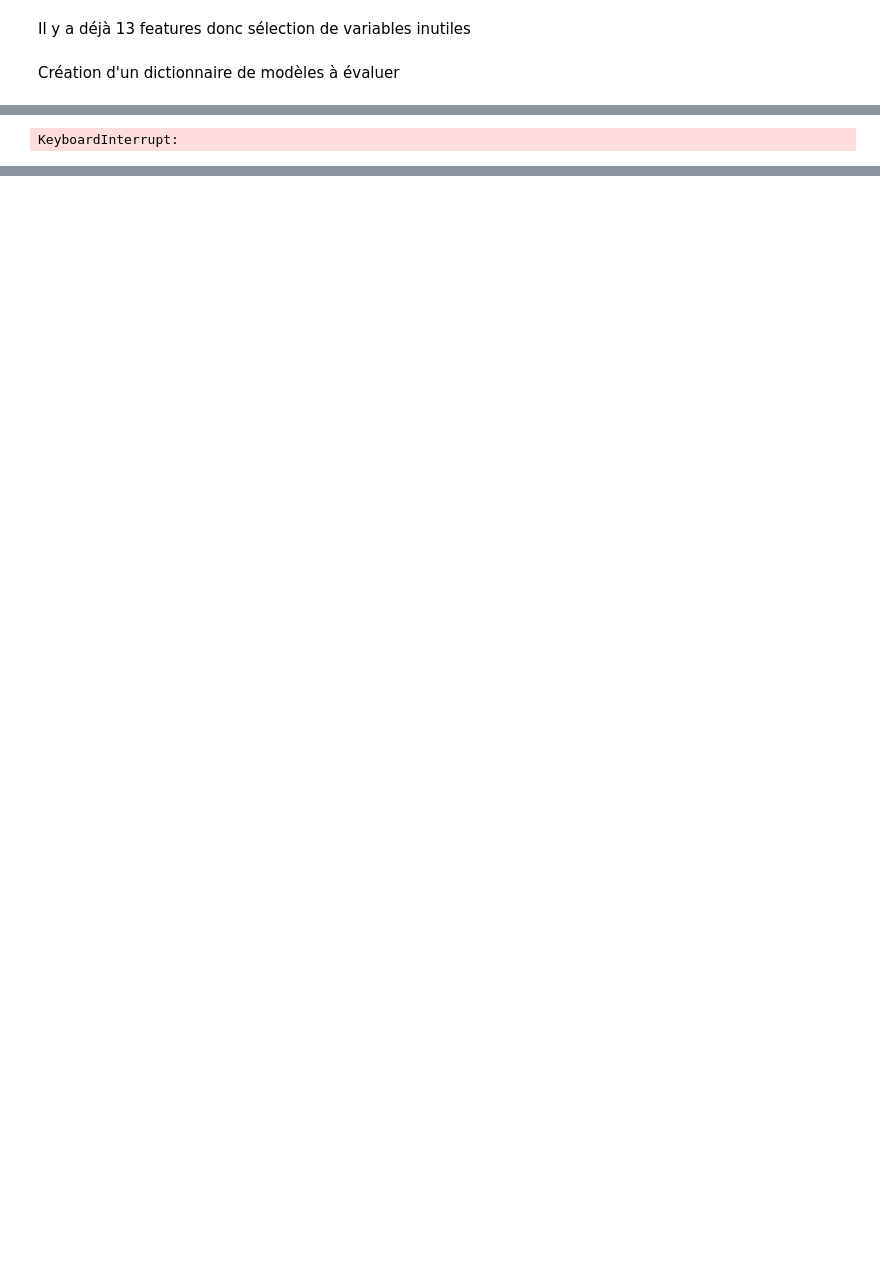
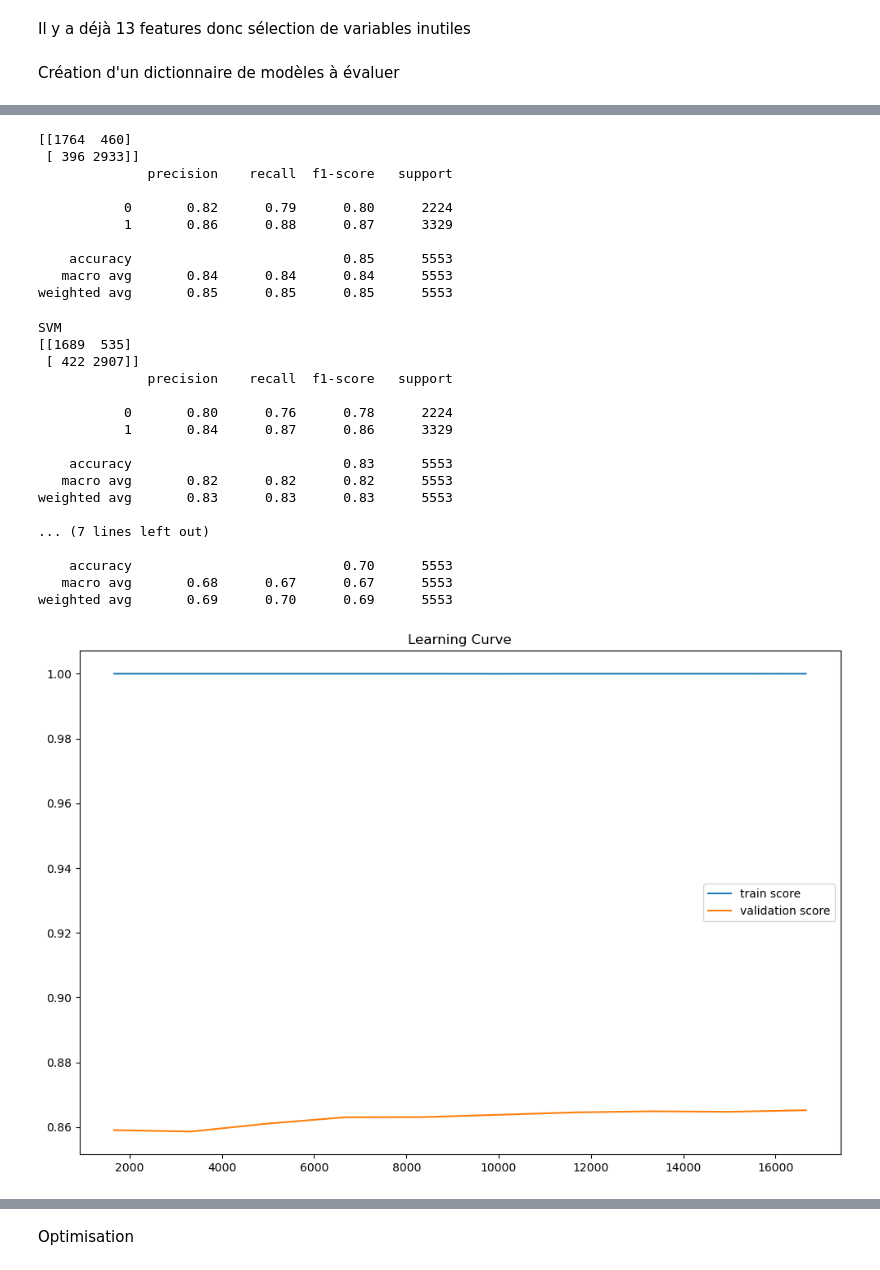
Before and after one commit to Nemios/DataTrek, a Jupyter notebook: DataTrek.ipynb, the cells around one changed output, grey strips where cells are left out. Saved outputs shown, nothing was run; the diff lists cells and outputs as text; code cells hidden in the pictures; blank space fills up the shorter version.

Commit message:
suite model selection

```diff
--- a/DataTrek.ipynb
+++ b/DataTrek.ipynb
@@ -619,6 +619,7 @@ dict_of_models = {
     "KNN": KNN,
 }
 # %%
-for model in dict_of_models:
+for name, model in dict_of_models.items():
+    print(name)
     evaluation(model)
 # %% [output]
@@ -635 +639,28 @@ weighted avg       0.83      0.83      0.83      5553
-KeyboardInterrupt:
+[[1764  460]
+ [ 396 2933]]
+              precision    recall  f1-score   support
+
+           0       0.82      0.79      0.80      2224
+           1       0.86      0.88      0.87      3329
+
+    accuracy                           0.85      5553
+   macro avg       0.84      0.84      0.84      5553
+weighted avg       0.85      0.85      0.85      5553
+SVM
+[[1689  535]
+ [ 422 2907]]
+              precision    recall  f1-score   support
+
+           0       0.80      0.76      0.78      2224
+           1       0.84      0.87      0.86      3329
+
+    accuracy                           0.83      5553
+   macro avg       0.82      0.82      0.82      5553
+weighted avg       0.83      0.83      0.83      5553
+
+... (7 lines left out)
+
+    accuracy                           0.70      5553
+   macro avg       0.68      0.67      0.67      5553
+weighted avg       0.69      0.70      0.69      5553
+[figure, added]
@@ -635,0 +670,2 @@ KeyboardInterrupt:
+# %% [markdown]
+Optimisation
```
Also changed, not shown: parts of 5 cells of this notebook.
